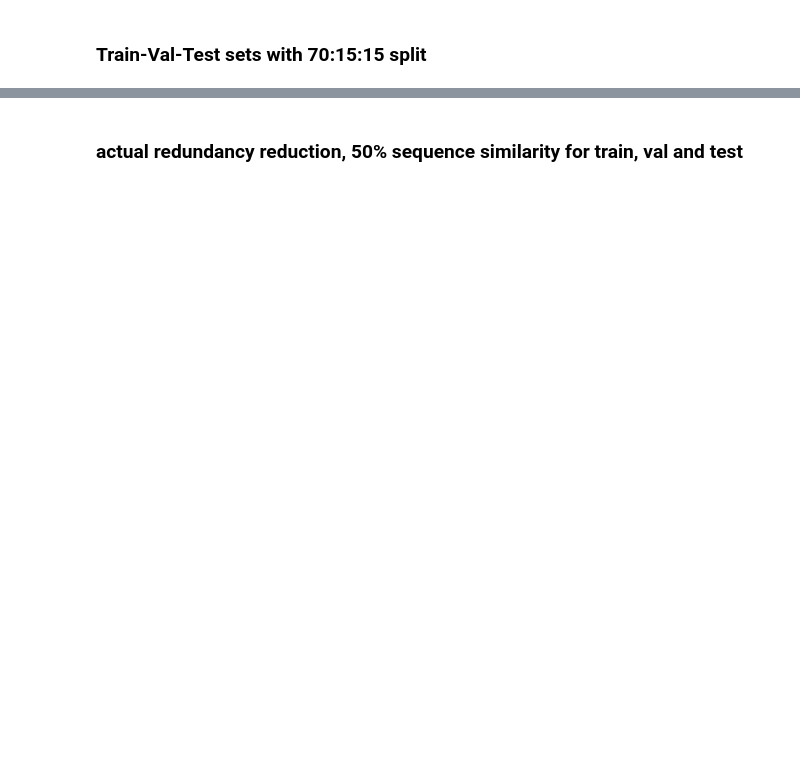
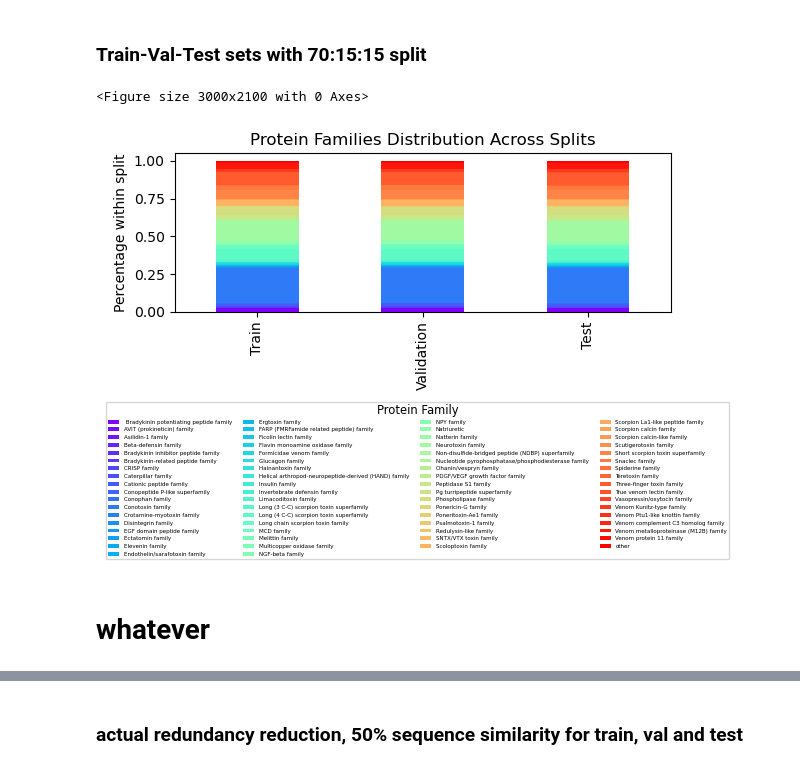
Before and after one commit to Sisistern123/ToxFam, a Jupyter notebook: notebooks/0_preprocessing.ipynb, the cells around one changed output, grey strips where cells are left out. Drawn from its saved outputs; the diff is of its cells as text; code cells hidden in the pictures; blank space fills up the shorter version.

```diff
--- a/notebooks/0_preprocessing.ipynb
+++ b/notebooks/0_preprocessing.ipynb
@@ -205,10 +138,0 @@ gff3_tox[gff3_tox['score'] < 0.9]
-# %%
-rep_data = []
-with open("./data/mmseqs_0.3/toxins_cluster_rep_seq.fasta") as f:
-    for record in SeqIO.parse(f, "fasta"):
-        rep_data.append([record.id, str(record.seq)])
-
-toxins_rep = pd.DataFrame(rep_data, columns=["Entry", "Sequence"])
-
-toxins_rep = toxins_rep.merge(tox[["Entry", "Protein families"]], on="Entry", how="left")
-toxins_rep
@@ -229,3 +138,0 @@ NameError: name 'cluster_df' is not defined
-# %%
-tox = tox.merge(cluster_df[['cluster_member', 'Cluster']], left_on='Entry', right_on='cluster_member', how='left').drop(columns='cluster_member')
-tox
@@ -246,4 +138,0 @@ tox
-# %%
-rep_seq_ids = {record.id for record in SeqIO.parse("data/mmseqs_0.3/toxins_cluster_rep_seq.fasta", "fasta")}
-tox['Cluster_Rep'] = tox['Entry'].isin(rep_seq_ids)
-tox
@@ -264,2 +202,5 @@ tox
+# %%
+rep_df["Protein families"] = rep_df["Protein families"].where(rep_df["Protein families"].map(rep_df["Protein families"].value_counts()) >= 3, "other")
+rep_df["Protein families"].value_counts()
 # %% [markdown]
 ### Train-Val-Test sets with 70:15:15 split
@@ -266 +244,48 @@ tox
+# %%
+def plot_protein_family_distribution(train_df, val_df, test_df):
+    def get_family_percentages(df):
+        return df['Protein families'].str.split(',').explode().value_counts(normalize=True).sort_index()
+
+    train_pct = get_family_percentages(train_df)
+    val_pct = get_family_percentages(val_df)
+    test_pct = get_family_percentages(test_df)
+
+    all_families = sorted(set(train_pct.index) | set(val_pct.index) | set(test_pct.index))
+
+    train_pct = train_pct.reindex(all_families, fill_value=0)
+    val_pct = val_pct.reindex(all_families, fill_value=0)
+    test_pct = test_pct.reindex(all_families, fill_value=0)
+
+    df_pct = pd.DataFrame({
+        'Train': train_pct,
+        'Validation': val_pct,
+        'Test': test_pct
+    }).T
+
+    # Generate rainbow colormap with number of families colors
+    num_colors = len(all_families)
+    cmap = cm.get_cmap('rainbow', num_colors)
+    colors = [cmap(i) for i in range(num_colors)]
+
+    plt.figure(figsize=(10,7), dpi=300)
+    ax = df_pct.plot(kind='bar', stacked=True, color=colors)
+
+    plt.ylabel('Percentage within split')
+    plt.title('Protein Families Distribution Across Splits')
+
+    plt.legend(title='Protein Family', loc='upper center',
+           bbox_to_anchor=(0.49, -0.55),  # below plot
+           fontsize=4, title_fontsize='small', ncol=4)
+    plt.subplots_adjust(bottom=0.55)  # add space below plot for legend
+
+    plt.savefig('../data/train_distribution.png', dpi=300)
+    plt.show()
+
+# Usage
+plot_protein_family_distribution(train_df, val_df, test_df)
+# %% [output]
+<Figure size 3000x2100 with 0 Axes>
+[figure, added]
+# %% [markdown]
+# whatever
 # %%
```
Also changed, not shown: parts of 34 cells of this notebook, 2 other files.
